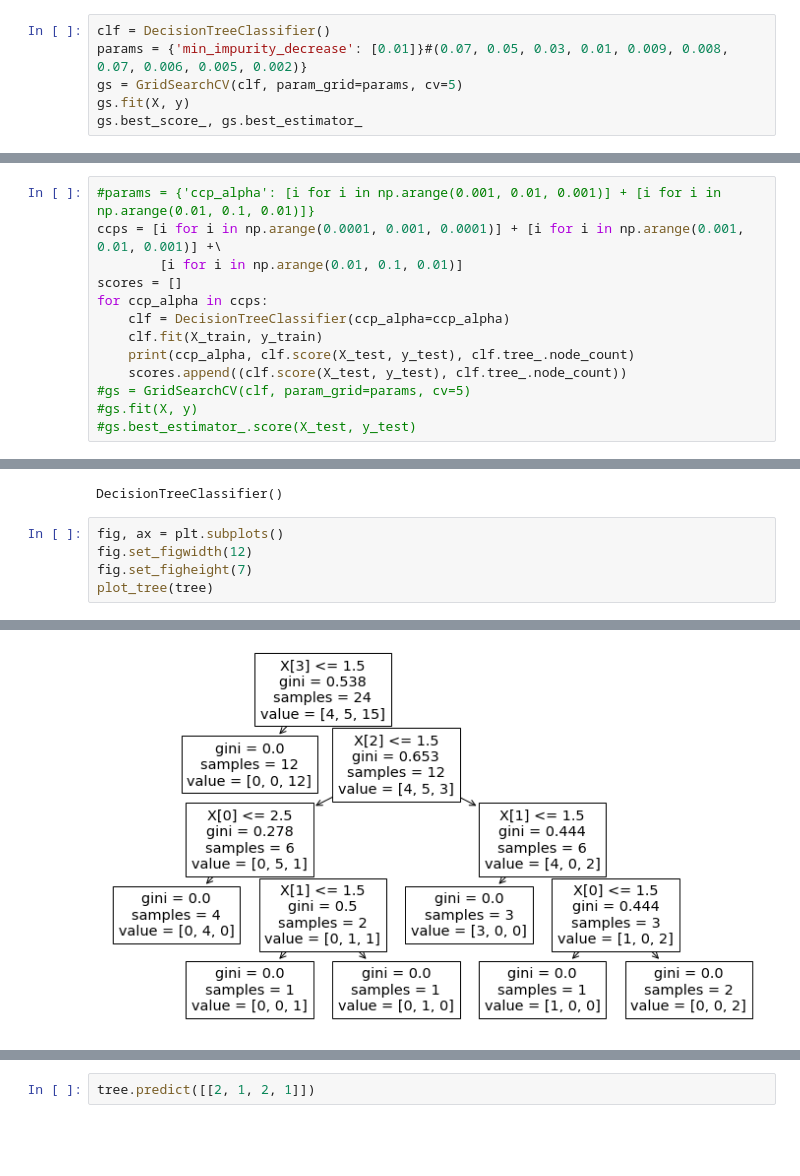
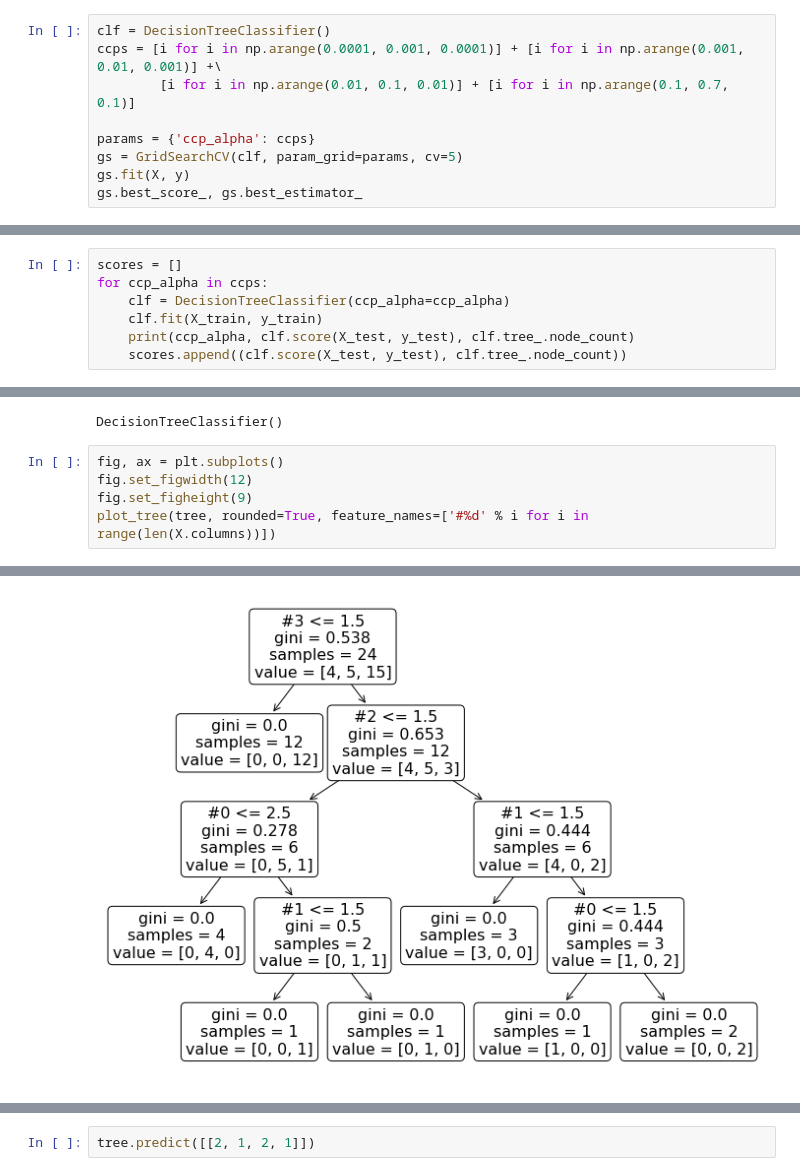
Before and after one commit to EduardLimonov/dilettante-ML, a Jupyter notebook: lab4 (trees)/lab4.ipynb, the cells around one changed output, grey strips where cells are left out. Drawn from its saved outputs; the diff is of its cells as text; blank space fills up the shorter version.

```diff
--- a/lab4 (trees)/lab4.ipynb
+++ b/lab4 (trees)/lab4.ipynb
@@ -90,6 +90,9 @@ plot_tree(clf, ax=ax)
 # %%
 clf = DecisionTreeClassifier()
-params = {'min_impurity_decrease': [0.01]}#(0.07, 0.05, 0.03, 0.01, 0.009, 0.008, 0.07, 0.006, 0.005, 0.002)}
+ccps = [i for i in np.arange(0.0001, 0.001, 0.0001)] + [i for i in np.arange(0.001, 0.01, 0.001)] +\
+        [i for i in np.arange(0.01, 0.1, 0.01)] + [i for i in np.arange(0.1, 0.7, 0.1)]
+
+params = {'ccp_alpha': ccps}
 gs = GridSearchCV(clf, param_grid=params, cv=5)
 gs.fit(X, y)
 gs.best_score_, gs.best_estimator_
@@ -113,14 +126,8 @@ X_train, X_test, y_train, y_test = train_test_split(X, y, test_size=0.1, random_
 # %%
-#params = {'ccp_alpha': [i for i in np.arange(0.001, 0.01, 0.001)] + [i for i in np.arange(0.01, 0.1, 0.01)]}
-ccps = [i for i in np.arange(0.0001, 0.001, 0.0001)] + [i for i in np.arange(0.001, 0.01, 0.001)] +\
-        [i for i in np.arange(0.01, 0.1, 0.01)]
 scores = []
 for ccp_alpha in ccps:
     clf = DecisionTreeClassifier(ccp_alpha=ccp_alpha)
     clf.fit(X_train, y_train)
     print(ccp_alpha, clf.score(X_test, y_test), clf.tree_.node_count)
     scores.append((clf.score(X_test, y_test), clf.tree_.node_count))
-#gs = GridSearchCV(clf, param_grid=params, cv=5)
-#gs.fit(X, y)
-#gs.best_estimator_.score(X_test, y_test)
 # %% [output]
@@ -268,6 +282,6 @@ DecisionTreeClassifier()
 # %%
 fig, ax = plt.subplots()
 fig.set_figwidth(12)
-fig.set_figheight(7)
-plot_tree(tree)
+fig.set_figheight(9)
+plot_tree(tree, rounded=True, feature_names=['#%d' % i for i in range(len(X.columns))])
 # %% [output]
@@ -287,4 +301,4 @@ plot_tree(tree)
-[figure, old version]
+[figure, new version]
 # %% [markdown]
 Какие линзы надо носить при предстарческой дальнозоркости, близорукости, при наличии астигматизма и сокращенной слезы?
 
```
Also changed, not shown: parts of 32 cells of this notebook, 2 other files.
